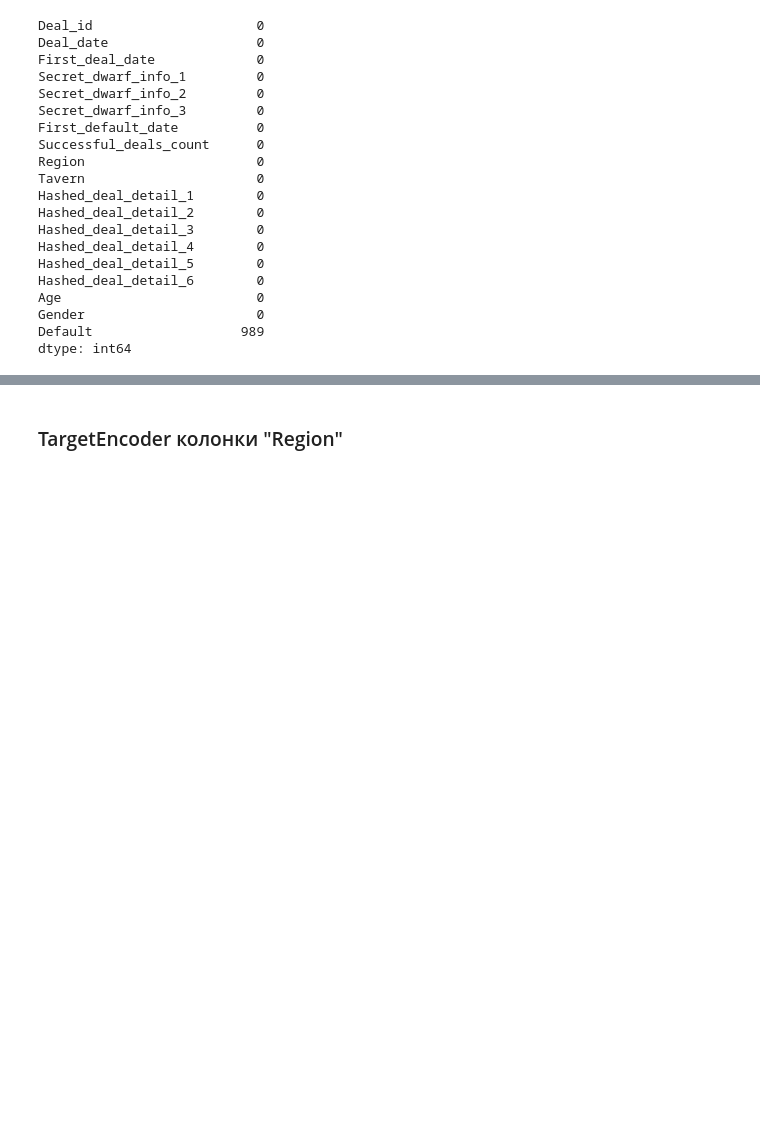
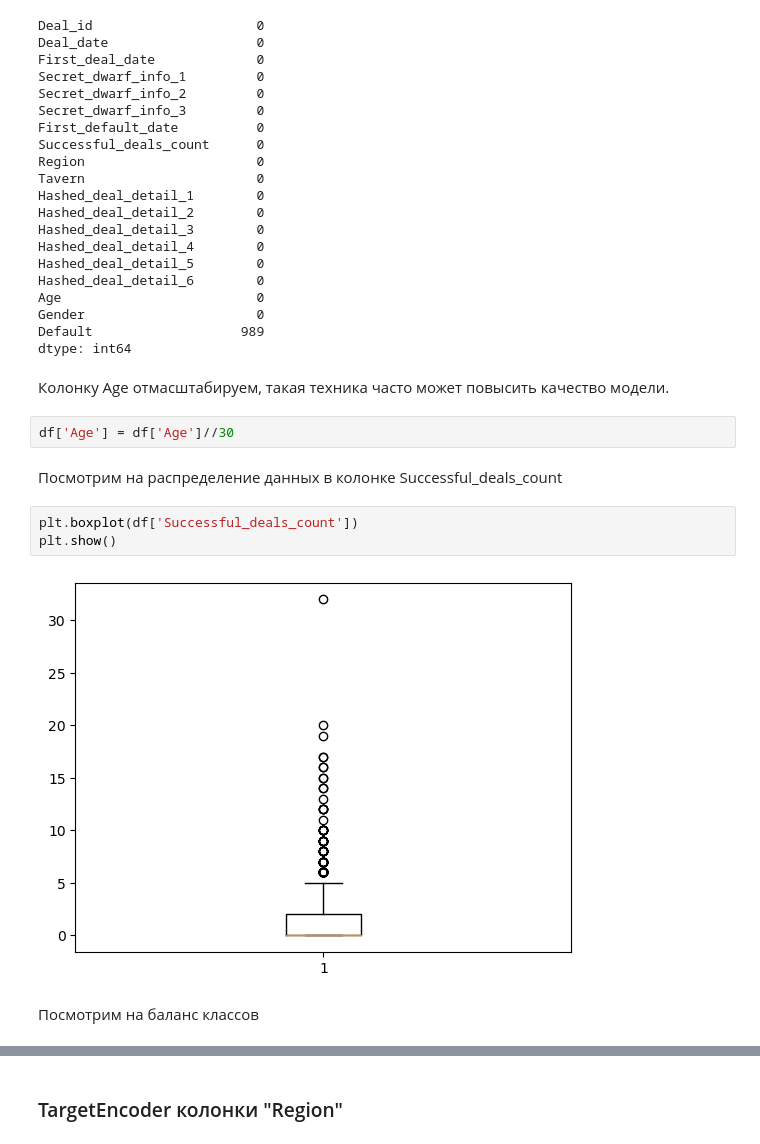
Before and after one commit to sergeycommit/example_default_classification, a Jupyter notebook: DefaultClassification.ipynb, the cells around one changed output, grey strips where cells are left out. Saved outputs shown, nothing was run; the diff lists cells and outputs as text; blank space fills up the shorter version.

```diff
--- a/DefaultClassification.ipynb
+++ b/DefaultClassification.ipynb
@@ -145,3 +135,16 @@ Age                         0
 Gender                      0
 Default                   989
 dtype: int64
+# %% [markdown]
+Колонку Age отмасштабируем, такая техника часто может повысить качество модели.
+# %%
+df['Age'] = df['Age']//30
+# %% [markdown]
+Посмотрим на распределение данных в колонке Successful_deals_count
+# %%
+plt.boxplot(df['Successful_deals_count'])
+plt.show()
+# %% [output]
+[figure, added]
+# %% [markdown]
+Посмотрим на баланс классов
```
Also changed, not shown: parts of 21 cells of this notebook.
